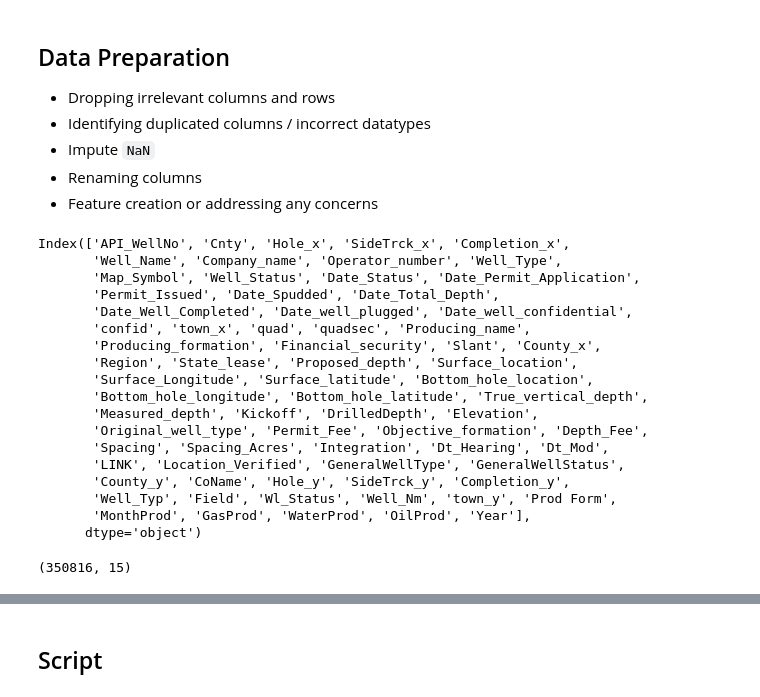
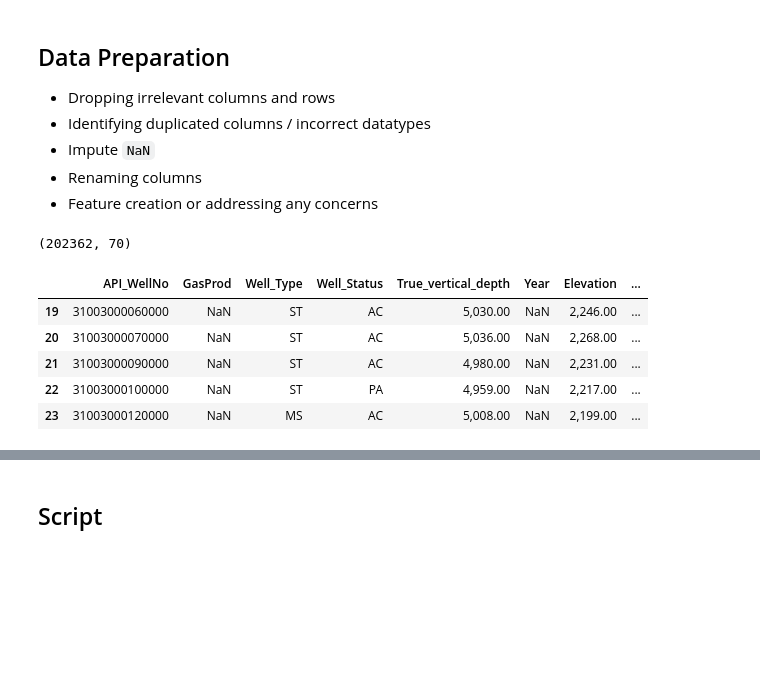
Before and after one commit to mrhussaink7/nys-gas-potential, a Jupyter notebook: code/data_preparation.ipynb, the cells around one changed output, grey strips where cells are left out. Saved outputs shown, nothing was run; the diff lists cells and outputs as text; code cells hidden in the pictures; blank space fills up the shorter version.

```diff
--- a/code/data_preparation.ipynb
+++ b/code/data_preparation.ipynb
@@ -123,42 +119,35 @@ Year --- [2000.   nan 2004. 2003. 2001. 2010. 2005. 2011. 2007. 2012. 2006. 2008
 - Impute `NaN`
 - Renaming columns
 - Feature creation or addressing any concerns
-# %%
-df.columns
-# %% [output]
-Index(['API_WellNo', 'Cnty', 'Hole_x', 'SideTrck_x', 'Completion_x',
-       'Well_Name', 'Company_name', 'Operator_number', 'Well_Type',
-       'Map_Symbol', 'Well_Status', 'Date_Status', 'Date_Permit_Application',
-       'Permit_Issued', 'Date_Spudded', 'Date_Total_Depth',
-       'Date_Well_Completed', 'Date_well_plugged', 'Date_well_confidential',
-       'confid', 'town_x', 'quad', 'quadsec', 'Producing_name',
-       'Producing_formation', 'Financial_security', 'Slant', 'County_x',
-       'Region', 'State_lease', 'Proposed_depth', 'Surface_location',
-       'Surface_Longitude', 'Surface_latitude', 'Bottom_hole_location',
-       'Bottom_hole_longitude', 'Bottom_hole_latitude', 'True_vertical_depth',
-       'Measured_depth', 'Kickoff', 'DrilledDepth', 'Elevation',
-       'Original_well_type', 'Permit_Fee', 'Objective_formation', 'Depth_Fee',
-       'Spacing', 'Spacing_Acres', 'Integration', 'Dt_Hearing', 'Dt_Mod',
-       'LINK', 'Location_Verified', 'GeneralWellType', 'GeneralWellStatus',
-       'County_y', 'CoName', 'Hole_y', 'SideTrck_y', 'Completion_y',
-       'Well_Typ', 'Field', 'Wl_Status', 'Well_Nm', 'town_y', 'Prod Form',
-       'MonthProd', 'GasProd', 'WaterProd', 'OilProd', 'Year'],
-      dtype='object')
+# %%
+df = df[df['Location_Verified'] == 'YES       '].copy()
+df.drop('Location_Verified', axis=1, inplace=True)
+df.shape
+# %% [output]
+(202362, 70)
 # %%
 df = df[[
-    # 'Cnty', 'Hole_x', 'SideTrck_x', 'Completion_x', 'Well_Name', 'Company_name', 'Operator_number',
-    # 'Map_Symbol', 'Date_Status', 'Date_Permit_Application', 'Permit_Issued', 'Date_Spudded', 'Date_Total_Depth',
-    # 'Date_Well_Completed', 'Date_well_plugged', 'Date_well_confidential', 'confid', 'town_x', 'quad', 'quadsec',
-    # 'Financial_security', 'Slant', 'County_x', 'State_lease', 'Proposed_depth', 'Surface_location', 'Well_Typ',
-    # 'Bottom_hole_location', 'Elevation', 'Original_well_type', 'Permit_Fee', 'Objective_formation', 'Depth_Fee',
-    # 'Spacing', 'Spacing_Acres', 'Integration', 'Dt_Hearing', 'Dt_Mod', 'LINK', 'GeneralWellType', 'Field',
-    # 'GeneralWellStatus', 'County_y', 'CoName', 'Hole_y', 'SideTrck_y', 'Completion_y', 'Wl_Status', 'Well_Nm',
-    # 'town_y', 'MonthProd', 'WaterProd', 'OilProd','Prod Form', 'Year', 'Region',
-    'API_WellNo', 'GasProd', 'Well_Type', 'Well_Status', 'True_vertical_depth', 'Location_Verified',
-    'Surface_Longitude', 'Surface_latitude', 'Bottom_hole_longitude', 'Bottom_hole_latitude',
-    'Producing_name', 'Producing_formation','Measured_depth', 'Kickoff', 'DrilledDepth'
+    # 'Cnty', 'Hole_x', 'SideTrck_x', 'Completion_x', 'Well_Name', 'Company_name',
+    # 'Operator_number', 'Map_Symbol', 'Date_Status', 'Date_Permit_Application',
+    # 'Permit_Issued', 'Date_Spudded', 'Date_Total_Depth', 'Date_Well_Completed',
+    # 'Date_well_plugged', 'Date_well_confidential', 'confid', 'town_x', 'quad',
+    # 'quadsec', 'Financial_security', 'Slant', 'County_x', 'State_lease',
+    # 'Proposed_depth', 'Surface_location', 'Well_Typ', 'Bottom_hole_location',
+    # 'Elevation', 'Original_well_type', 'Permit_Fee', 'Objective_formation',
+    # 'Spacing', 'Spacing_Acres', 'Integration', 'Dt_Hearing', 'Dt_Mod', 'LINK',
+    # 'GeneralWellType', 'GeneralWellStatus', 'County_y', 'CoName', 'Hole_y',
+    # 'Completion_y', 'Wl_Status', 'town_y', 'MonthProd', 'WaterProd', 'OilProd',
+    # 'Region', 'Well_Nm', 'Field', 'Prod Form', 'SideTrck_y', 'Depth_Fee',
+    # 'Location_Verified', 'Surface_latitude', 'Surface_Longitude',
+    # 'Measured_depth', 'Kickoff', 'DrilledDepth',
+    'API_WellNo', 'GasProd', 'Well_Type', 'Well_Status', 'True_vertical_depth', 'Year', 'Elevation',
+    'Bottom_hole_longitude', 'Bottom_hole_latitude', 'Producing_name', 'Producing_formation',
 ]].copy()
+df.head()
+# %% [output]
+|  | API_WellNo | GasProd | Well_Type | Well_Status | True_vertical_depth | Year | Elevation | ... |
+| 19 | 31003000060000 | NaN | ST | AC | 5,030.00 | NaN | 2,246.00 | ... |
+| 20 | 31003000070000 | NaN | ST | AC | 5,036.00 | NaN | 2,268.00 | ... |
+| 21 | 31003000090000 | NaN | ST | AC | 4,980.00 | NaN | 2,231.00 | ... |
+| 22 | 31003000100000 | NaN | ST | PA | 4,959.00 | NaN | 2,217.00 | ... |
+| 23 | 31003000120000 | NaN | MS | AC | 5,008.00 | NaN | 2,199.00 | ... |
-# %%
-df.shape
-# %% [output]
-(350816, 15)
```
Also changed, not shown: parts of 19 cells of this notebook, 2 other files.
